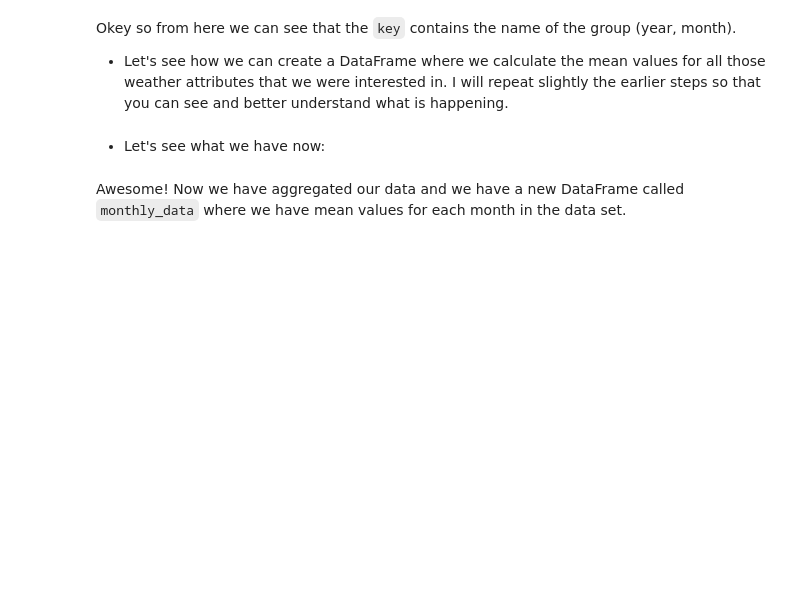
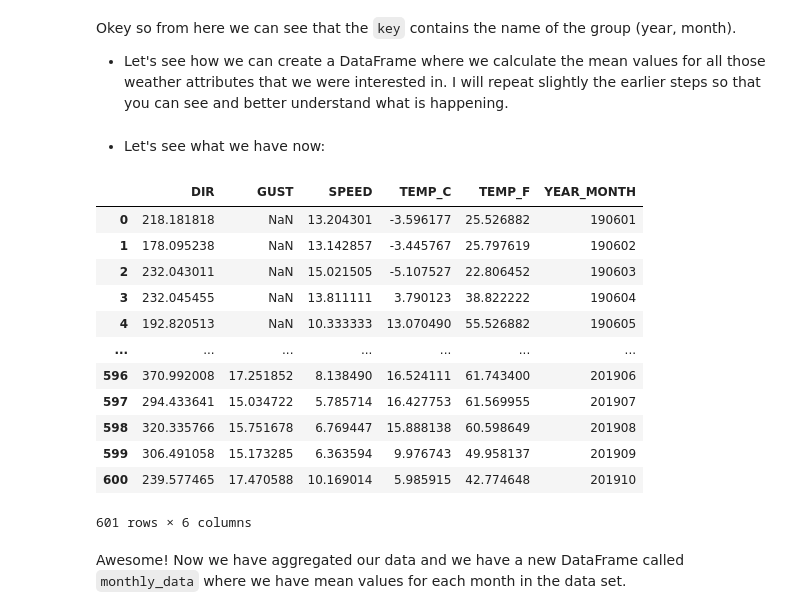
Before and after one commit to tomtom776/notebooks, a Jupyter notebook: L6/advanced-data-processing-with-pandas.ipynb, the cells around one changed output. Cells and saved outputs as stored; diff of their text form; code cells hidden in the pictures; blank space fills up the shorter version.

```diff
--- a/L6/advanced-data-processing-with-pandas.ipynb
+++ b/L6/advanced-data-processing-with-pandas.ipynb
@@ -653,6 +913,7 @@ We can do that by using the `mean()` function that we already used during Lesson
 mean_cols = ['DIR', 'SPEED', 'GUST', 'TEMP_F', 'TEMP_C']
 
 # Calculate the mean values all at one go
-
+mean_values = group1[mean_cols].mean()
 
 # Let's see what we have
+print(mean_values)
@@ -666,10 +934,13 @@ When iterating over the groups in our `DataFrameGroupBy`  object it is important
 - Let's see how we can iterate over the groups and print the key and the data from a single group (again using `break` to only see what is happening).
 # %%
 # Iterate over groups
-
+for key, group in grouped:
     # Print key and group
     print("Key:\n", key)
     print("\nFirst rows of data in this group:\n", group.head())
 
     # Stop iteration with break command
-    break
+    count += 1
+
+    if count >= 3:
+        break
@@ -679,20 +968,21 @@ Okey so from here we can see that the `key` contains the name of the group (year
 - Let's see how we can create a DataFrame where we calculate the mean values for all those weather attributes that we were interested in. I will repeat slightly the earlier steps so that you can see and better understand what is happening.
 # %%
 # Create an empty DataFrame for the aggregated values
-
+monthly_data = pd.DataFrame()
 
 # The columns that we want to aggregate
 mean_cols = ['DIR', 'SPEED', 'GUST', 'TEMP_F', 'TEMP_C']
 
 # Iterate over the groups
+for key, group in grouped:
 
+    # Calculate mean
+    mean_values = group[mean_cols].mean()
 
-   # Calculate mean
+    # Add the ´key´ (i.e. the date+time information) into the aggregated values
+    mean_values['YEAR_MONTH'] = key
 
-
-   # Add the ´key´ (i.e. the date+time information) into the aggregated values
-
-
-   # Append the aggregated values into the DataFrame
+    # Append the aggregated values into the DataFrame
+    monthly_data = monthly_data.append(mean_values, ignore_index = True)
 # %% [markdown]
 - Let's see what we have now:
@@ -701,3 +989,19 @@ print(monthly_data)
+# %%
+monthly_data
+# %% [output]
+|  | DIR | GUST | SPEED | TEMP_C | TEMP_F | YEAR_MONTH |
+| 0 | 218.181818 | NaN | 13.204301 | -3.596177 | 25.526882 | 190601 |
+| 1 | 178.095238 | NaN | 13.142857 | -3.445767 | 25.797619 | 190602 |
+| 2 | 232.043011 | NaN | 15.021505 | -5.107527 | 22.806452 | 190603 |
+| 3 | 232.045455 | NaN | 13.811111 | 3.790123 | 38.822222 | 190604 |
+| 4 | 192.820513 | NaN | 10.333333 | 13.070490 | 55.526882 | 190605 |
+| ... | ... | ... | ... | ... | ... | ... |
+| 596 | 370.992008 | 17.251852 | 8.138490 | 16.524111 | 61.743400 | 201906 |
+| 597 | 294.433641 | 15.034722 | 5.785714 | 16.427753 | 61.569955 | 201907 |
+| 598 | 320.335766 | 15.751678 | 6.769447 | 15.888138 | 60.598649 | 201908 |
+| 599 | 306.491058 | 15.173285 | 6.363594 | 9.976743 | 49.958137 | 201909 |
+| 600 | 239.577465 | 17.470588 | 10.169014 | 5.985915 | 42.774648 | 201910 |
+601 rows × 6 columns
 # %% [markdown]
 Awesome! Now we have aggregated our data and we have a new DataFrame called `monthly_data` where we have mean values for each month in the data set.
 # %% [markdown]
```
Also changed, not shown: parts of 47 cells of this notebook.
